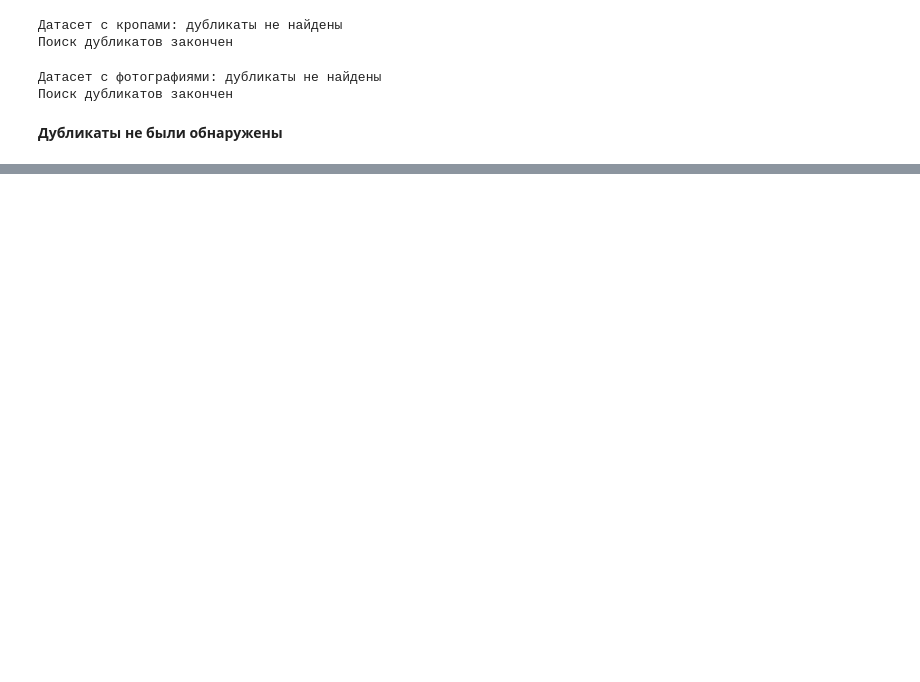
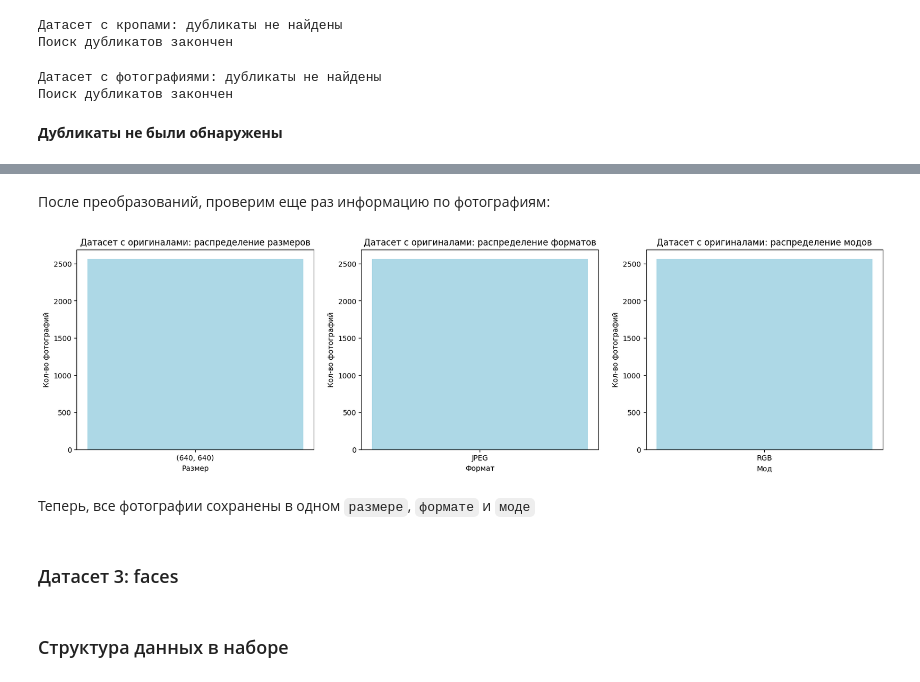
Before and after one commit to Rainfue/face_recognitionV2, a Jupyter notebook: Module1/Report_M1.ipynb, the cells around one changed output, grey strips where cells are left out. Cells and saved outputs as stored; diff of their text form; code cells hidden in the pictures; blank space fills up the shorter version.

```diff
--- a/Module1/Report_M1.ipynb
+++ b/Module1/Report_M1.ipynb
@@ -305,0 +610,80 @@ for i in range(len(datas)):
+# %%
+# новый размер фотографий
+new_size = (640,640)
+# проходимся по каждой папке
+for folder in tqdm(os.listdir(orig_img_faces), desc='Датасет с оригиналами: преобразование фото..', unit='images'):
+    # путь к папке
+    folder_path = os.path.join(orig_img_faces, folder)
+    # проходимся по каждой фотографии в папке
+    for img in os.listdir(folder_path):
+        # путь к фотографии
+        img_path = os.path.join(folder_path, img)
+        # открываем фотографию испльзуя pillow
+        img = Image.open(img_path)
+        # меняем размер фотографий
+        img = img.resize(new_size, resample=Image.Resampling.LANCZOS)
+        # новый путь
+        new_path = img_path.split('.')[0]+'.jpg'
+        # меняем формат фотографии и сохраняем
+        img = img.save(new_path, format='JPEG')
+# %% [markdown]
+После преобразований, проверим еще раз информацию по фотографиям:
+# %%
+
+# словари для статистики
+mode_stats = defaultdict(int)
+size_stats = defaultdict(int)
+format_stats = defaultdict(int)
+# проходимся по каждой папке
+for folder in tqdm(os.listdir(orig_img_faces), desc='Датасет с оригиналами: анализ фото..', unit='folder'):
+    # путь к папке
+    folder_path = os.path.join(orig_img_faces, folder)
+    # проходимся по каждой фотографии в папке
+    for img in os.listdir(folder_path):
+        # путь к фотографии
+        img_path = os.path.join(folder_path, img)
+        # открываем фотографию испльзуя pillow
+        img = Image.open(img_path)
+        # обновляем словари
+        size_stats[f'{img.size}']+=1
+        format_stats[img.format]+=1
+        mode_stats[img.mode]+=1
+
+# разбиваем график на несколько
+fig, ax = plt.subplots(1,3,figsize=(20,5))
+# парсим получившийся словарь
+counts = size_stats.values()
+size = size_stats.keys()
+# визуализируем результат
+ax[0].bar(size, counts, color='lightblue')
+ax[0].set_title(f'Датасет с оригиналами: распределение размеров')
+ax[0].set_xlabel('Размер')
+ax[0].set_ylabel('Кол-во фотографий')
+
+# парсим получившийся словарь
+counts = format_stats.values()
+format_ = format_stats.keys()
+# визуализируем результат
+ax[1].bar(format_, counts, color='lightblue')
+ax[1].set_title(f'Датасет с оригиналами: распределение форматов')
+ax[1].set_xlabel('Формат')
+ax[1].set_ylabel('Кол-во фотографий')
+
+# парсим получившийся словарь
+counts = mode_stats.values()
+mode = mode_stats.keys()
+# визуализируем результат
+ax[2].bar(mode, counts, color='lightblue')
+ax[2].set_title(f'Датасет с оригиналами: распределение модов')
+ax[2].set_xlabel('Мод')
+ax[2].set_ylabel('Кол-во фотографий')
+
+plt.show()
+# %% [output]
+[figure, added]
+# %% [markdown]
+Теперь, все фотографии сохранены в одном `размере`, `формате` и `моде`
+# %% [markdown]
+### Датасет 3: faces
+# %% [markdown]
+### Структура данных в наборе
```
Also changed, not shown: parts of 36 cells of this notebook.
